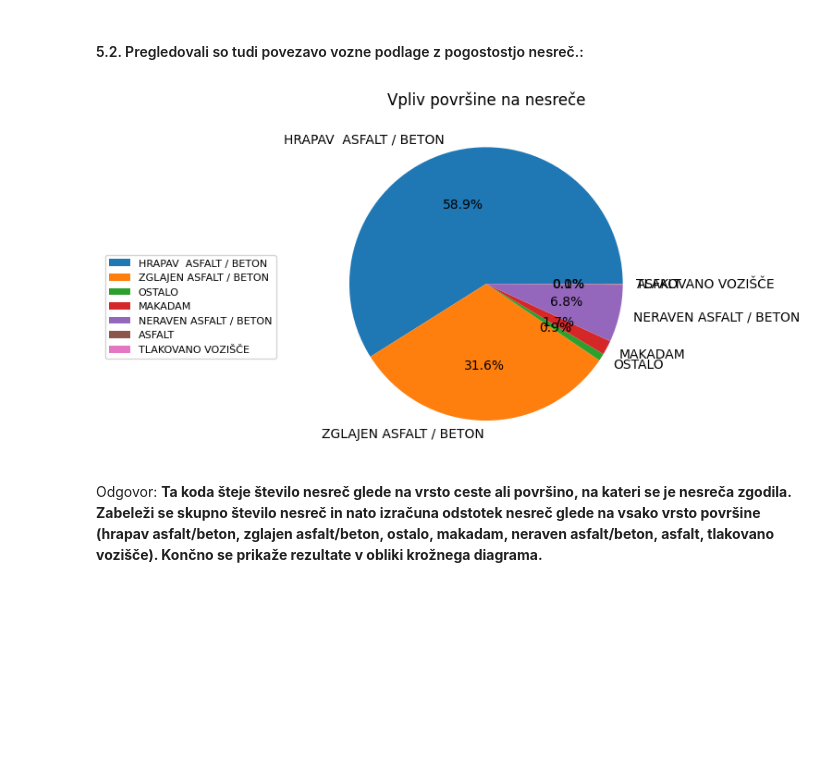
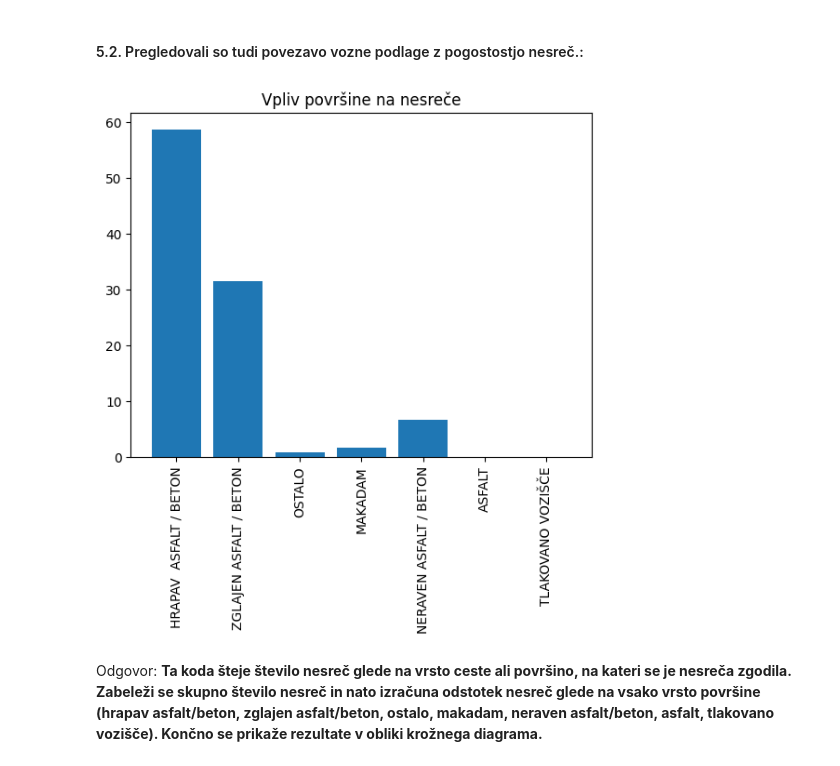
Before and after one commit to UrhPercic/PR22UMZ, a Jupyter notebook: report.ipynb, the cells around one changed output. Drawn from its saved outputs; the diff is of its cells as text; code cells hidden in the pictures; blank space fills up the shorter version.

```diff
--- a/report.ipynb
+++ b/report.ipynb
@@ -423,36 +426,38 @@ rough, smooth, other, gravel, bumpy, asphalt, concrete, tile = 0, 0, 0, 0, 0, 0,
 for row in combined_data:
     surface = row[19]
     total_accidents += 1
     if surface == 'HRAPAV  ASFALT / BETON':
         rough += 1
     if surface == 'ZGLAJEN ASFALT / BETON':
         smooth += 1
     if surface == 'OSTALO':
         other += 1
     if surface == 'MAKADAM':
         gravel += 1
     if surface == 'ASFALT':
         asphalt += 1
     if surface == 'BETON':
         concrete += 1
     if surface == 'TLAKOVANO VOZIŠÈE':
         tile += 1
 percent_rough = rough / total_accidents * 100
 percent_smooth = smooth / total_accidents * 100
 percent_other = other / total_accidents * 100
 percent_gravel = gravel / total_accidents * 100
 percent_asphalt = asphalt / total_accidents * 100
 percent_concrete = concrete / total_accidents * 100
 percent_tile = tile / total_accidents * 100
 labels = ['HRAPAV  ASFALT / BETON', 'ZGLAJEN ASFALT / BETON', 'OSTALO', 'MAKADAM', 'NERAVEN ASFALT / BETON', 'ASFALT', 'TLAKOVANO VOZIŠČE']
 percentages = [float(percent_rough), float(percent_smooth), float(percent_other), float(percent_gravel), float(percent_asphalt), float(percent_concrete), float(percent_tile)]
+x = range(len(labels))
 fig, ax = plt.subplots()
-ax.pie(percentages, labels=labels, autopct='%1.1f%%')
+ax.bar(x, percentages)
+ax.set_xticks(x)
+ax.set_xticklabels(labels, rotation='vertical')
 ax.set_title('Vpliv površine na nesreče')
-plt.legend(bbox_to_anchor=(-0.1, .6), fontsize=8)
 plt.show()
 # %% [output]
-[figure, old version]
+[figure, new version]
 # %% [markdown]
 Odgovor: **Ta koda šteje število nesreč glede na vrsto ceste ali površino, na kateri se je nesreča zgodila. Zabeleži se skupno število nesreč in nato izračuna odstotek nesreč glede na vsako vrsto površine (hrapav asfalt/beton, zglajen asfalt/beton, ostalo, makadam, neraven asfalt/beton, asfalt, tlakovano vozišče). Končno se prikaže rezultate v obliki krožnega diagrama.**
 # %% [markdown]
```
Also changed, not shown: parts of 3 cells of this notebook.
